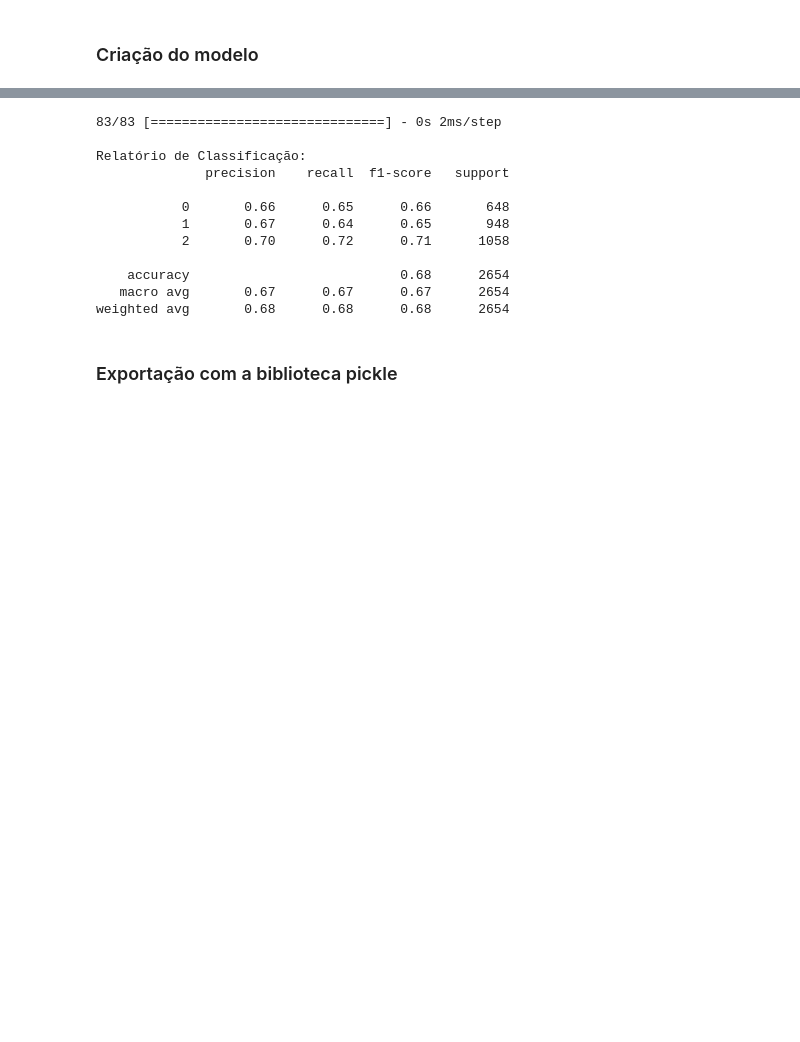
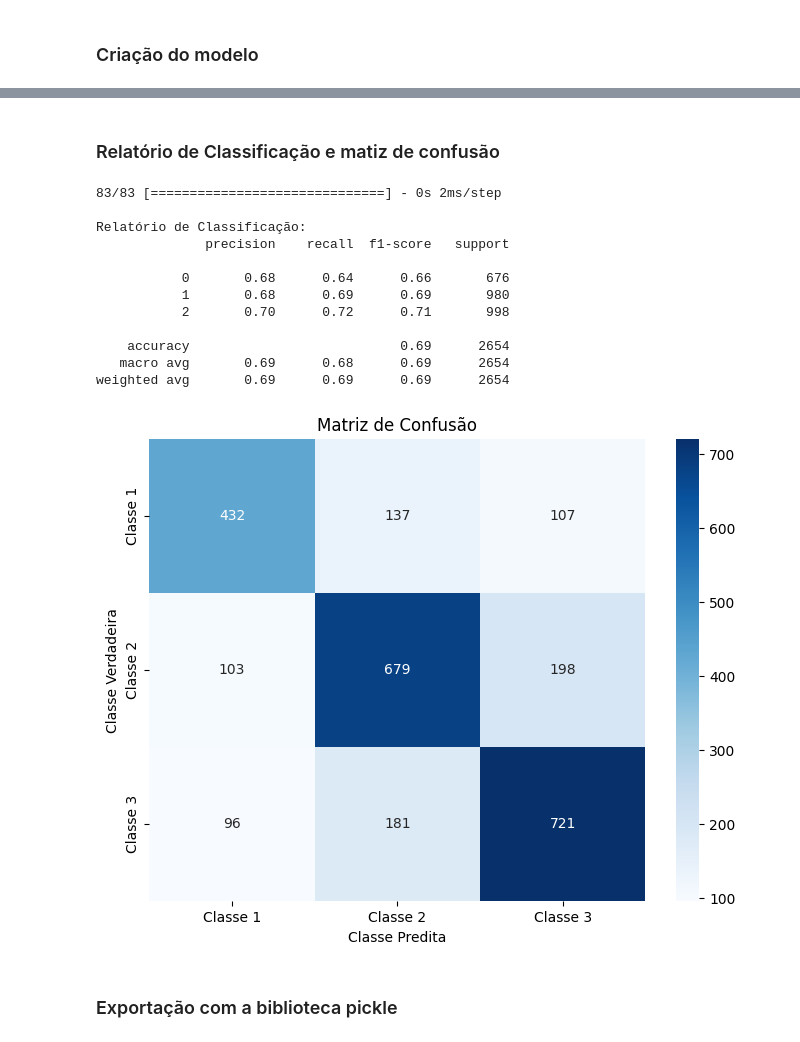
Before and after one commit to 2023M6T4-Inteli/Projeto3, a Jupyter notebook: src/Notebook/Word2Vec/4_1_Word2Vec_Rede_Neural_Sequência_de_palavras_BT_G3_Projeto_Modulo6.ipynb, the cells around one changed output, grey strips where cells are left out. Cells and saved outputs as stored; diff of their text form; code cells hidden in the pictures; blank space fills up the shorter version.

```diff
--- a/src/Notebook/Word2Vec/4_1_Word2Vec_Rede_Neural_Sequência_de_palavras_BT_G3_Projeto_Modulo6.ipynb
+++ b/src/Notebook/Word2Vec/4_1_Word2Vec_Rede_Neural_Sequência_de_palavras_BT_G3_Projeto_Modulo6.ipynb
@@ -871,16 +894,22 @@ Tamanho de y: 8040
 # %% [markdown]
 ### Criação do modelo
 # %%
-model = Sequential()
-model.add(Embedding(input_dim=vocab, output_dim=80, input_length=max_length, trainable = True))
-model.add(GlobalMaxPooling1D())
-model.add(Dropout(0.3))
-model.add(Dense(units = 3, activation = 'softmax'))
-model.compile(optimizer = 'adam', loss = 'sparse_categorical_crossentropy', metrics = ['accuracy'])
+def recall(y_true, y_pred):
+    true_positives = K.sum(K.round(K.clip(y_true * y_pred, 0, 1)))
+    possible_positives = K.sum(K.round(K.clip(y_true, 0, 1)))
+    return true_positives / (possible_positives + K.epsilon())
+
+model_df_word2vec = Sequential()
+model_df_word2vec.add(Embedding(input_dim=vocab, output_dim=80, input_length=max_length, trainable=True))
+model_df_word2vec.add(GlobalMaxPooling1D())
+model_df_word2vec.add(Dropout(0.3))
+model_df_word2vec.add(Dense(units=3, activation='softmax'))
+
+model_df_word2vec.compile(optimizer='adam', loss='sparse_categorical_crossentropy', metrics=[recall])
 
 mc = ModelCheckpoint('weight.best.hdf5', monitor='val_acc', save_best_only=True, mode='max')
 
-model.fit(x_train, y_train, validation_data = (x_test, y_test), batch_size = 32, epochs = 5, callbacks = [mc])
+model_df_word2vec.fit(x_train, y_train, validation_data=(x_test, y_test), batch_size=32, epochs=10, callbacks=[mc])
 
-print(model.evaluate(x_test, y_test))
+print(model_df_word2vec.evaluate(x_test, y_test))
 # %% [output]
@@ -913,5 +934,7 @@ Accuracy: 0.6782215237617493
+# %% [markdown]
+### Relatório de Classificação e matiz de confusão
 # %%
-y_pred_probs = model.predict(x_test)
+y_pred_probs = model_df_word2vec.predict(x_test)
 y_pred_classes = np.argmax(y_pred_probs, axis=1)
 
 classification = classification_report(y_test, y_pred_classes)
@@ -924,13 +947,26 @@ print(classification)
 Relatório de Classificação:
               precision    recall  f1-score   support
 
-           0       0.66      0.65      0.66       648
-           1       0.67      0.64      0.65       948
-           2       0.70      0.72      0.71      1058
+           0       0.68      0.64      0.66       676
+           1       0.68      0.69      0.69       980
+           2       0.70      0.72      0.71       998
 
-    accuracy                           0.68      2654
-   macro avg       0.67      0.67      0.67      2654
-weighted avg       0.68      0.68      0.68      2654
+    accuracy                           0.69      2654
+   macro avg       0.69      0.68      0.69      2654
+weighted avg       0.69      0.69      0.69      2654
+# %%
+import seaborn as sns
+
+cm = confusion_matrix(y_test, y_pred_classes)
+classes = ['Classe 1', 'Classe 2', 'Classe 3']
+plt.figure(figsize=(8, 6))
+sns.heatmap(cm, annot=True, cmap='Blues', fmt='g', xticklabels=classes, yticklabels=classes)
+plt.xlabel('Classe Predita')
+plt.ylabel('Classe Verdadeira')
+plt.title('Matriz de Confusão')
+plt.show()
+# %% [output]
+[figure, added]
 # %% [markdown]
 ### Exportação com a biblioteca pickle
 # %%
```
Also changed, not shown: parts of 29 cells of this notebook, 12 other files.
